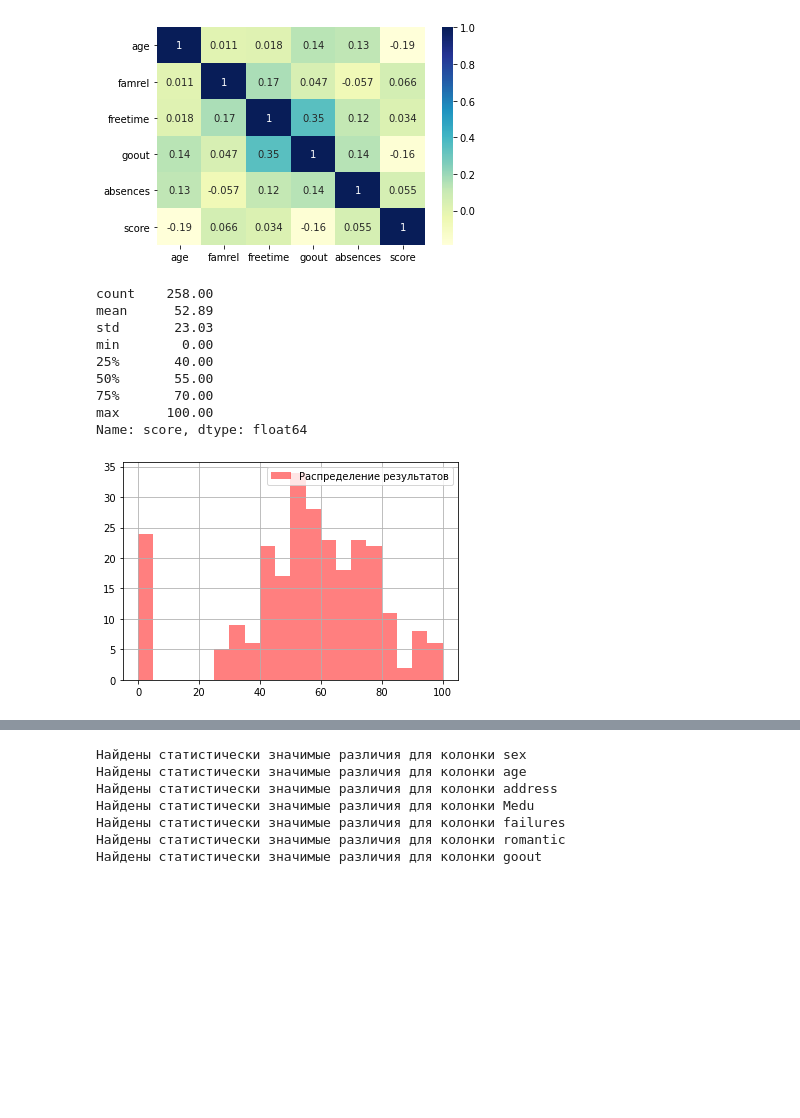
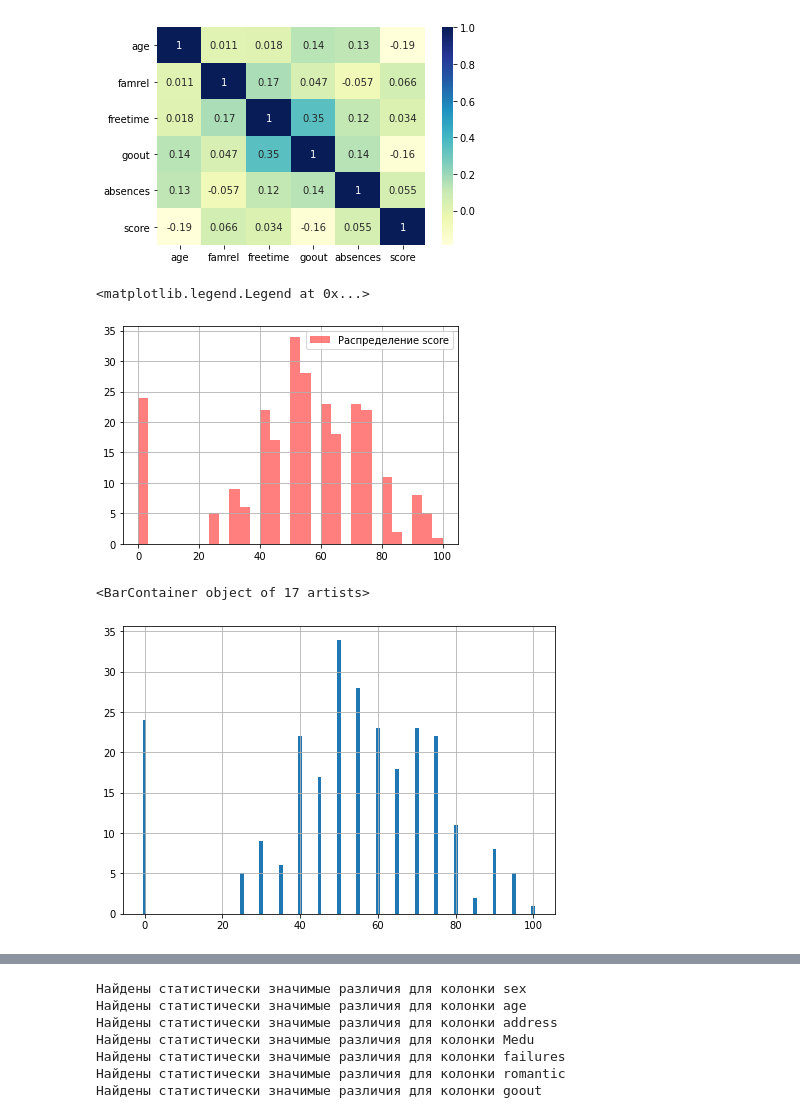
Before and after one commit to BlackGarri/GRepository, a Jupyter notebook: module_2/stud_math.ipynb, the cells around one changed output, grey strips where cells are left out. Saved outputs shown, nothing was run; the diff lists cells and outputs as text; code cells hidden in the pictures; blank space fills up the shorter version.

```diff
--- a/module_2/stud_math.ipynb
+++ b/module_2/stud_math.ipynb
@@ -145,6 +145,7 @@ for col in sdf.columns:
     df_vis = pd.DataFrame(sdf[col].value_counts())
     fig = plt.figure()
     axes = fig.add_axes([0, 0, 0.8, 1])
+    axes.grid()
     axes.bar(x = df_vis.index, height = df_vis[col],
                 width = 0.5, align = 'center')
     plt.title(col)
@@ -309,7 +311,7 @@ for col in sdf.columns:
 # исключение выбросов из признака 'absences'
 # исключение выбросов для признака 'age' не осуществляем, возрастные данные свыше 20 вполне могут быть не выбросами
 
-_, IQR, _low, _high, _, _ = get_data(sdf.absences)
+_, _, _low, _high, _, _ = get_data(sdf.absences)
 sdf = sdf.loc[sdf.absences.between(_low, _high)]
 # %%
 sdf.score.hist()
@@ -362,19 +366,24 @@ sns.heatmap(sdf[['age', 'famrel', 'freetime', 'goout',
 # %%
 # Визуализация распределения результатов экзамена
 
-sdf.score.hist(alpha=0.5, bins=20, color='red',
-               label='Распределение результатов')
-plt.legend()
 sdf.score.describe().round(2)
+sdf.score.hist(alpha=0.5, grid = True, bins=30, color='red',
+               label='Распределение score')
+plt.legend(loc = "best")
 # %% [output]
-count    258.00
-mean      52.89
-std       23.03
-min        0.00
-25%       40.00
-50%       55.00
-75%       70.00
-max      100.00
-Name: score, dtype: float64
+<matplotlib.legend.Legend at 0x...>
-[figure, old version]
+[figure, new version]
+# %%
+_val = pd.DataFrame(sdf.score.value_counts())
+
+_val.index = _val.index.astype('int')
+
+fig = plt.figure()
+axes = fig.add_axes([0, 0, 1, 1])
+axes.grid()
+axes.bar(x=_val.index, height=_val.score, width=1,
+         align='center')
+# %% [output]
+<BarContainer object of 17 artists>
+[figure, added]
 # %%
```
Also changed, not shown: parts of 7 cells of this notebook.
